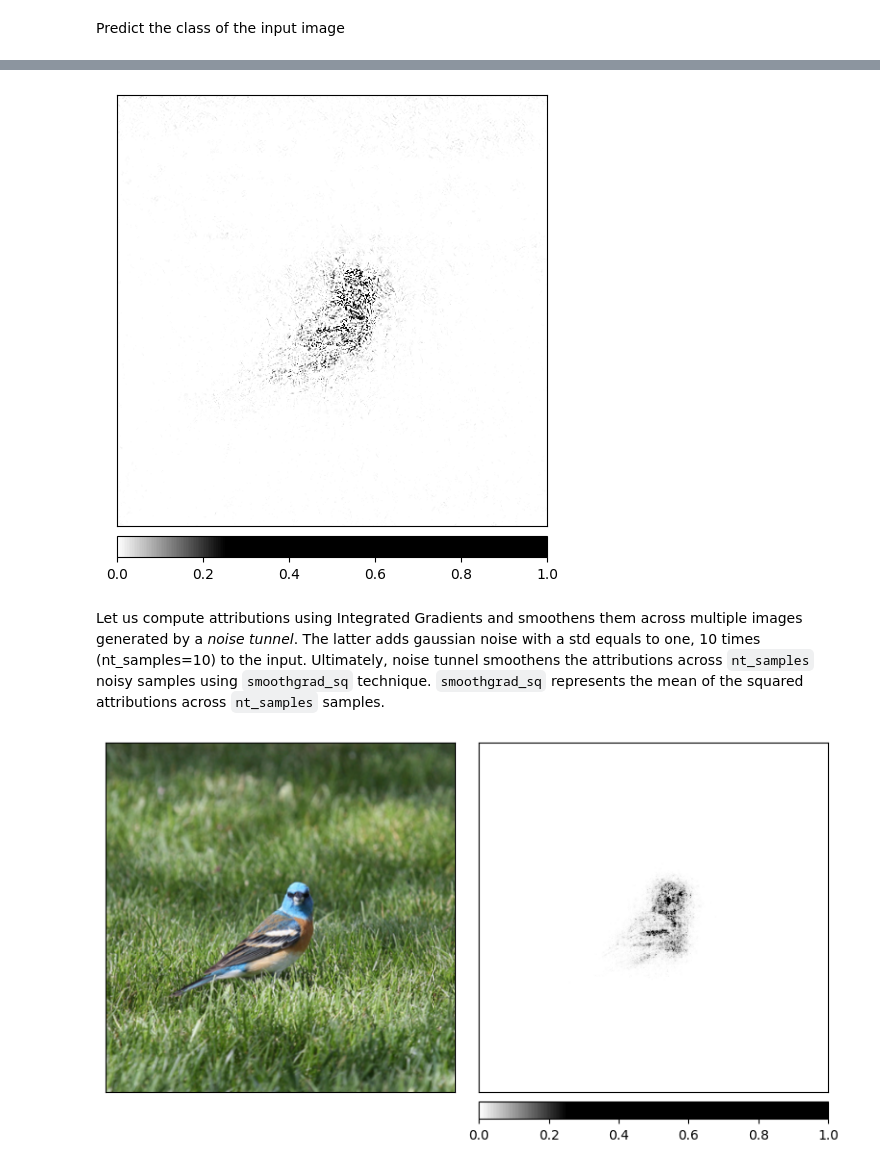
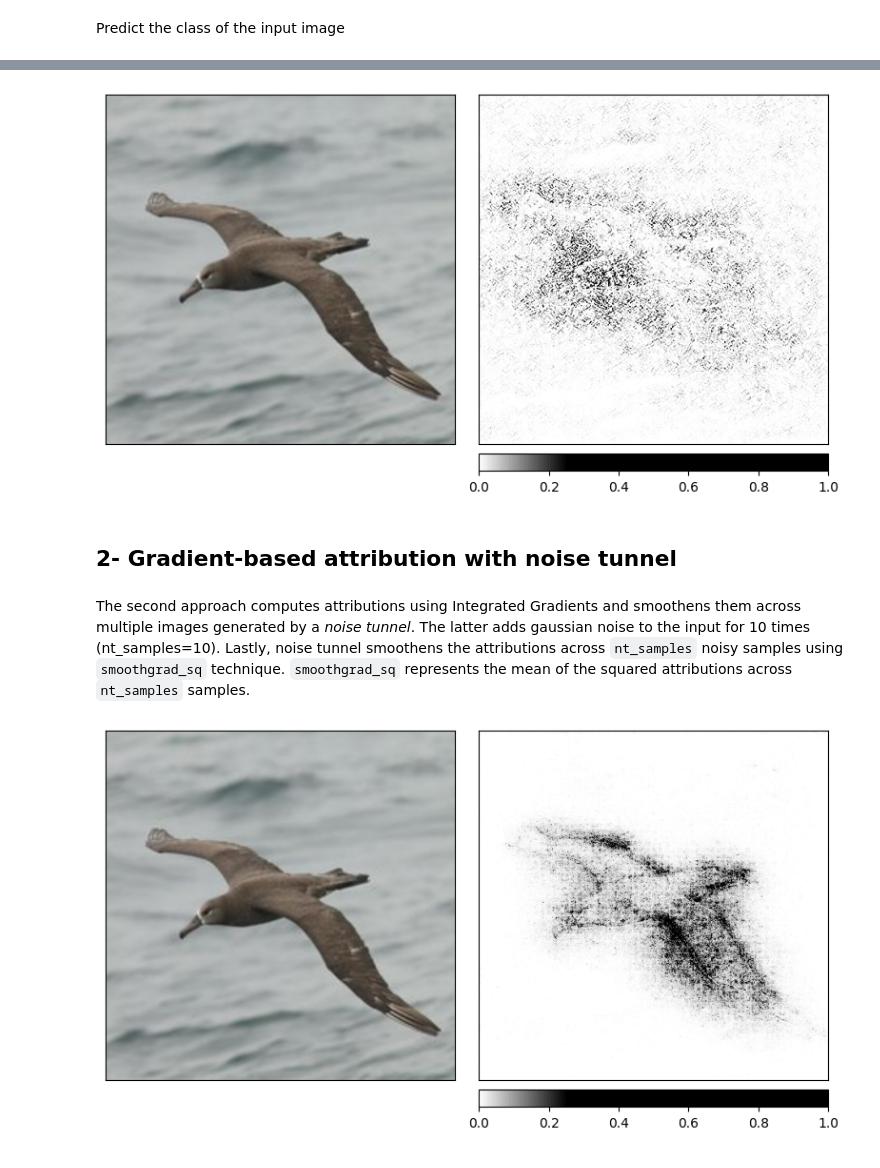
Before and after one commit to samueleantonelli/Explainable_ResNet, a Jupyter notebook: TorchVision_Interpret_new.ipynb, the cells around one changed output, grey strips where cells are left out. Saved outputs shown, nothing was run; the diff lists cells and outputs as text; code cells hidden in the pictures.

```diff
--- a/TorchVision_Interpret_new.ipynb
+++ b/TorchVision_Interpret_new.ipynb
@@ -52,7 +60,7 @@ Loads the Resnet model we trained on CUB and sets it to eval mode
 model = ResNet(pre_trained=False, n_class=200, model_choice=50)
 
 #load the trained weights
-checkpoint_path = "/mnt/cimec-storage6/users/samuele.antonelli/modifica_resnet_backup/modifica_resnet/CNN_classifier/model_save1/ResNet/ResNet50.pkl"  # Replace with your model's file path
+checkpoint_path = "/mnt/cimec-storage6/users/samuele.antonelli/modifica_resnet_backup/modifica_resnet/CNN_classifier/model_save1/ResNet/ResNet/ResNet50.pkl"  #replace with your model's file path
 state_dict = torch.load(checkpoint_path, map_location=torch.device('cpu'))
 
 #remove `module.` prefix if present in the keys
@@ -103,7 +111,7 @@ transform_normalize = transforms.Normalize(
      std=[0.229, 0.224, 0.225]
  )
 
-image_path = "/mnt/cimec-storage6/users/samuele.antonelli/modifica_resnet_backup/modifica_resnet/CNN_classifier/CUB_200_2011/images/015.Lazuli_Bunting/Lazuli_Bunting_0001_14916.jpg"
+image_path = "/mnt/cimec-storage6/users/samuele.antonelli/modifica_resnet_backup/modifica_resnet/CNN_classifier/CUB_200_2011/images/001.Black_footed_Albatross/Black_Footed_Albatross_0001_796111.jpg"
 img = Image.open(image_path).convert("RGB")
 
 transformed_img = transform(img)
@@ -111,13 +119,13 @@ transformed_img = transform(img)
 input = transform_normalize(transformed_img)
 input = input.unsqueeze(0)
 
-print(f"Input tensor shape: {input.shape}") #added final check
+print(f"Input tensor shape: {input.shape}") #final check to show the tensor shape
 
 #display the original image
 plt.figure(figsize=(5, 5))
 plt.imshow(img)
 plt.axis("off")
-plt.title("Original Image")
+plt.title("Input Image")
 plt.show()
 # %% [output]
 Input tensor shape: torch.Size([1, 3, 448, 448])
@@ -158,6 +173,13 @@ Let's compute attributions using Integrated Gradients and visualize them on the
 # %%
+#get the highest prediction score and its index
+prediction_score, pred_label_idx = torch.topk(output, 1)
+
+#convert the index to a label
+pred_label_idx.squeeze_()
+predicted_label = idx_to_labels[pred_label_idx.item()]
+
 print('Predicted:', predicted_label, '(', prediction_score.squeeze().item(), ')')
 
 integrated_gradients = IntegratedGradients(model)
-attributions_ig = integrated_gradients.attribute(input, target=pred_label_idx, n_steps=200)
+attributions_ig = integrated_gradients.attribute(input, target=pred_label_idx, n_steps=200) #200 steps from black image to input image
 # %% [output]
@@ -167,24 +189,26 @@ Let's visualize the image and corresponding attributions by overlaying the latte
 # %%
 default_cmap = LinearSegmentedColormap.from_list('custom blue',
                                                  [(0, '#ffffff'),
                                                   (0.25, '#000000'),
                                                   (1, '#000000')], N=256)
 
-_ = viz.visualize_image_attr(np.transpose(attributions_ig.squeeze().cpu().detach().numpy(), (1,2,0)),
-                             np.transpose(transformed_img.squeeze().cpu().detach().numpy(), (1,2,0)),
-                             method='heat_map',
-                             cmap=default_cmap,
-                             show_colorbar=True,
-                             sign='positive',
-                             outlier_perc=1)
+_ = viz.visualize_image_attr_multiple(np.transpose(attributions_ig.squeeze().cpu().detach().numpy(), (1,2,0)),
+                                      np.transpose(transformed_img.squeeze().cpu().detach().numpy(), (1,2,0)),
+                                      ["original_image", "heat_map"],
+                                      ["all", "positive"],
+                                      cmap=default_cmap,
+                                      show_colorbar=True)
 # %% [output]
-[figure, old version]
+[figure, new version]
+# %% [markdown]
+## 2- Gradient-based attribution with noise tunnel
 # %% [markdown]
-Let us compute attributions using Integrated Gradients and smoothens them across multiple images generated by a <em>noise tunnel</em>. The latter adds gaussian noise with a std equals to one, 10 times (nt_samples=10) to the input. Ultimately, noise tunnel smoothens the attributions across `nt_samples` noisy samples using `smoothgrad_sq` technique. `smoothgrad_sq` represents the mean of the squared attributions across `nt_samples` samples.
+The second approach computes attributions using Integrated Gradients and smoothens them across multiple images generated by a <em>noise tunnel</em>. The latter adds gaussian noise to the input for 10 times (nt_samples=10). Lastly, noise tunnel smoothens the attributions across `nt_samples` noisy samples using `smoothgrad_sq` technique. `smoothgrad_sq` represents the mean of the squared attributions across `nt_samples` samples.
 # %%
 noise_tunnel = NoiseTunnel(integrated_gradients)
 
 attributions_ig_nt = noise_tunnel.attribute(input, nt_samples=10, nt_type='smoothgrad_sq', target=pred_label_idx)
+
 _ = viz.visualize_image_attr_multiple(np.transpose(attributions_ig_nt.squeeze().cpu().detach().numpy(), (1,2,0)),
                                       np.transpose(transformed_img.squeeze().cpu().detach().numpy(), (1,2,0)),
                                       ["original_image", "heat_map"],
@@ -192,5 +216,5 @@ _ = viz.visualize_image_attr_multiple(np.transpose(attributions_ig_nt.squeeze().
                                       cmap=default_cmap,
                                       show_colorbar=True)
 # %% [output]
-[figure, old version]
+[figure, new version]
 # %% [markdown]
```
Also changed, not shown: parts of 33 cells of this notebook, 15 other files.
